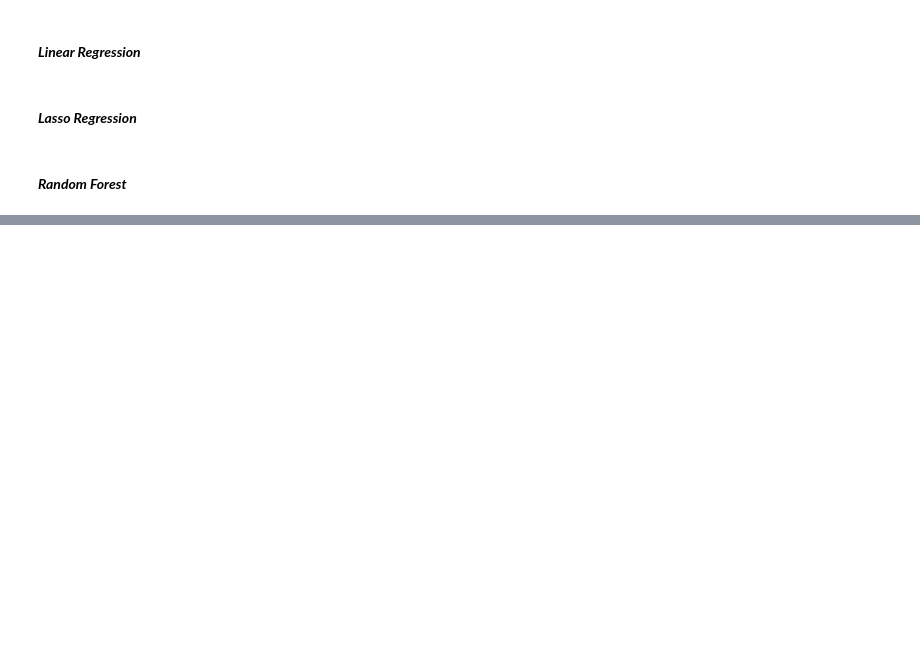
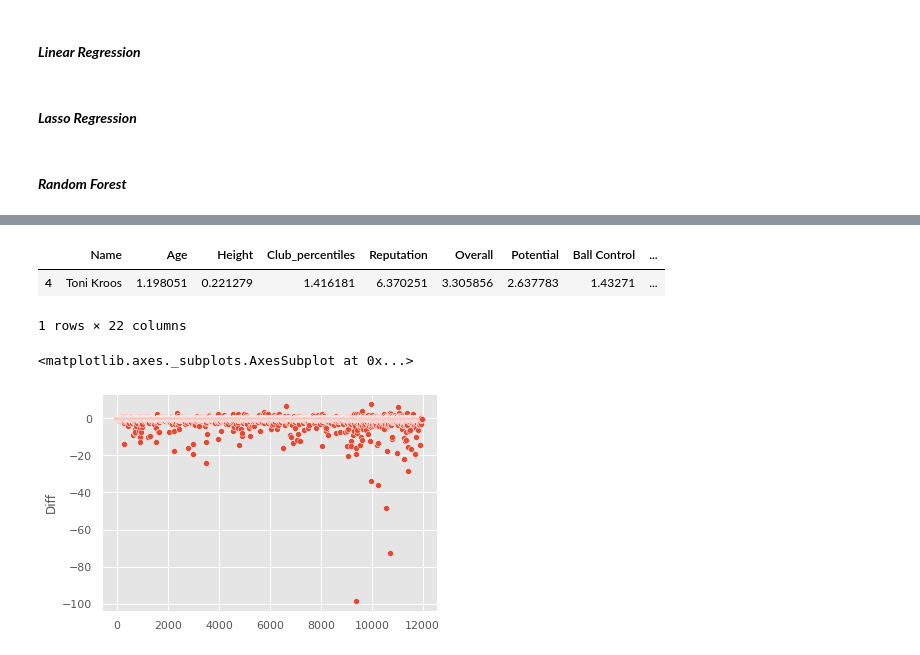
Before and after one commit to shafieiali42/Football-analysis, a Jupyter notebook: SoccerAnalysis.ipynb, the cells around one changed output, grey strips where cells are left out. Drawn from its saved outputs; the diff is of its cells as text; code cells hidden in the pictures; blank space fills up the shorter version.

```diff
--- a/SoccerAnalysis.ipynb
+++ b/SoccerAnalysis.ipynb
@@ -715,0 +764,16 @@ print(test_acc)
+# %%
+frames = [train_df,test_df]
+df_names = pd.concat(frames)
+df_names.head(3)
+# %%
+frames = [X_train,X_test]
+df = pd.concat(frames)
+frames = [y_train,y_test]
+y_col= pd.concat(frames)
+df["log Value"]=y_col
+df["Value"]=np.exp(df["log Value"])
+df["Predicted Value"]=reg.predict(df.iloc[:,:-2])
+df["Predicted Value"]=np.exp(df["Predicted Value"])
+df["Diff"]=df["Predicted Value"]-df["Value"]
+df.insert(0,"Name",df_names["Name"])
+df.head(3)
@@ -715,0 +786,12 @@ print(test_acc)
+# %%
+df[df["Name"]=="Karim Benzema"]
+df[df["Name"]=="Toni Kroos"]
+# %% [output]
+|  | Name | Age | Height | Club_percentiles | Reputation | Overall | Potential | Ball Control | ... |
+| 4 | Toni Kroos | 1.198051 | 0.221279 | 1.416181 | 6.370251 | 3.305856 | 2.637783 | 1.43271 | ... |
+1 rows × 22 columns
+# %%
+sns.scatterplot(np.arange(df.shape[0]),df["Diff"])
+# %% [output]
+<matplotlib.axes._subplots.AxesSubplot at 0x...>
+[figure, added]
```
Also changed, not shown: parts of 19 cells of this notebook.
